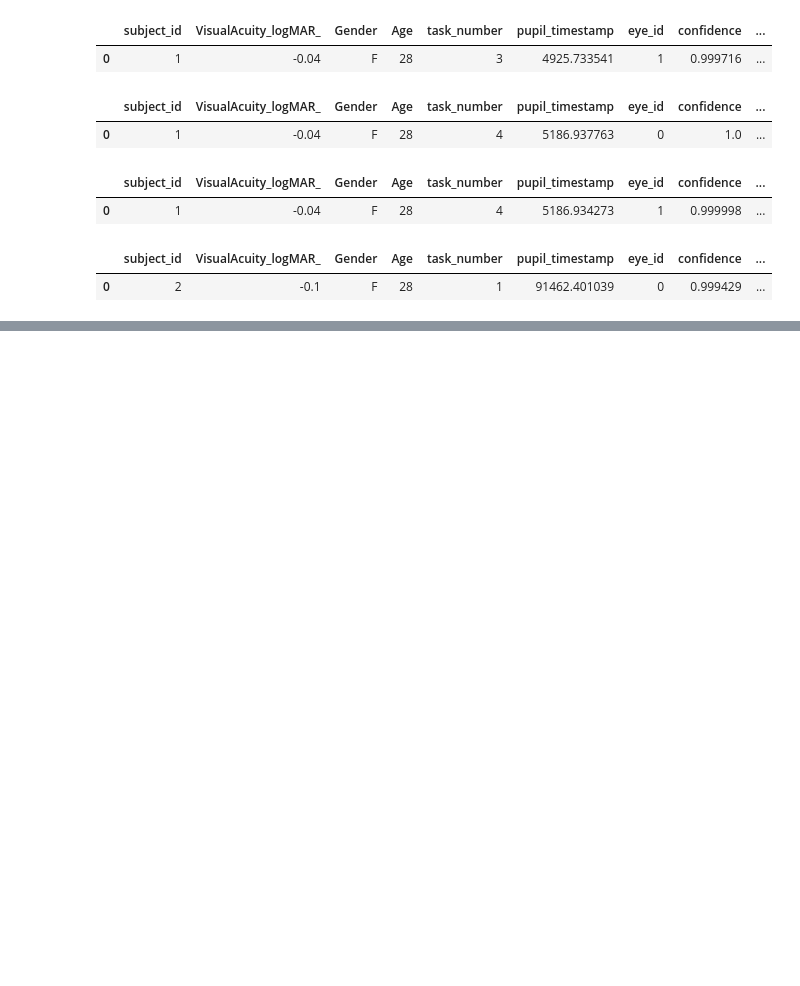
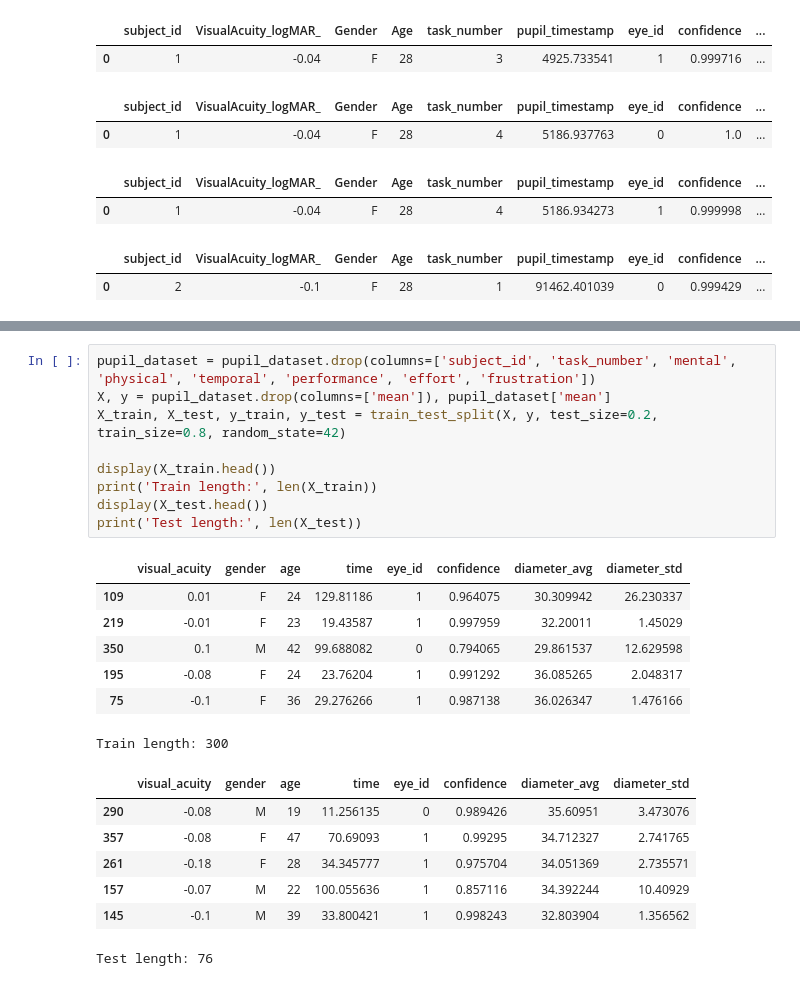
Before and after one commit to M61ss/cv-project, a Jupyter notebook: colet-inspector.ipynb, the cells around one changed output, grey strips where cells are left out. Saved outputs shown, nothing was run; the diff lists cells and outputs as text; blank space fills up the shorter version.

```diff
--- a/colet-inspector.ipynb
+++ b/colet-inspector.ipynb
@@ -193,0 +204,24 @@ Dataset length: 376
+# %%
+pupil_dataset = pupil_dataset.drop(columns=['subject_id', 'task_number', 'mental', 'physical', 'temporal', 'performance', 'effort', 'frustration'])
+X, y = pupil_dataset.drop(columns=['mean']), pupil_dataset['mean']
+X_train, X_test, y_train, y_test = train_test_split(X, y, test_size=0.2, train_size=0.8, random_state=42)
+
+display(X_train.head())
+print('Train length:', len(X_train))
+display(X_test.head())
+print('Test length:', len(X_test))
+# %% [output]
+|  | visual_acuity | gender | age | time | eye_id | confidence | diameter_avg | diameter_std |
+| 109 | 0.01 | F | 24 | 129.81186 | 1 | 0.964075 | 30.309942 | 26.230337 |
+| 219 | -0.01 | F | 23 | 19.43587 | 1 | 0.997959 | 32.20011 | 1.45029 |
+| 350 | 0.1 | M | 42 | 99.688082 | 0 | 0.794065 | 29.861537 | 12.629598 |
+| 195 | -0.08 | F | 24 | 23.76204 | 1 | 0.991292 | 36.085265 | 2.048317 |
+| 75 | -0.1 | F | 36 | 29.276266 | 1 | 0.987138 | 36.026347 | 1.476166 |
+Train length: 300
+|  | visual_acuity | gender | age | time | eye_id | confidence | diameter_avg | diameter_std |
+| 290 | -0.08 | M | 19 | 11.256135 | 0 | 0.989426 | 35.60951 | 3.473076 |
+| 357 | -0.08 | F | 47 | 70.69093 | 1 | 0.99295 | 34.712327 | 2.741765 |
+| 261 | -0.18 | F | 28 | 34.345777 | 1 | 0.975704 | 34.051369 | 2.735571 |
+| 157 | -0.07 | M | 22 | 100.055636 | 1 | 0.857116 | 34.392244 | 10.40929 |
+| 145 | -0.1 | M | 39 | 33.800421 | 1 | 0.998243 | 32.803904 | 1.356562 |
+Test length: 76
```
Also changed, not shown: parts of 4 cells of this notebook.
